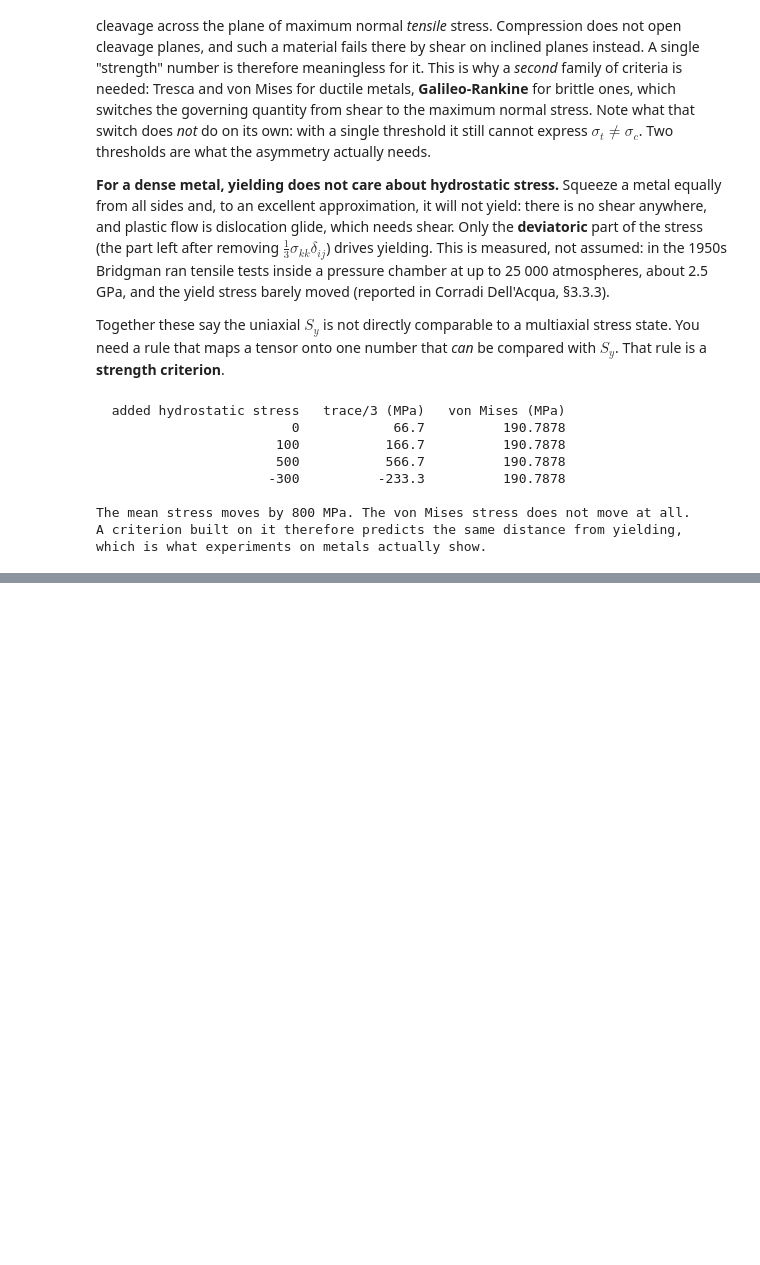
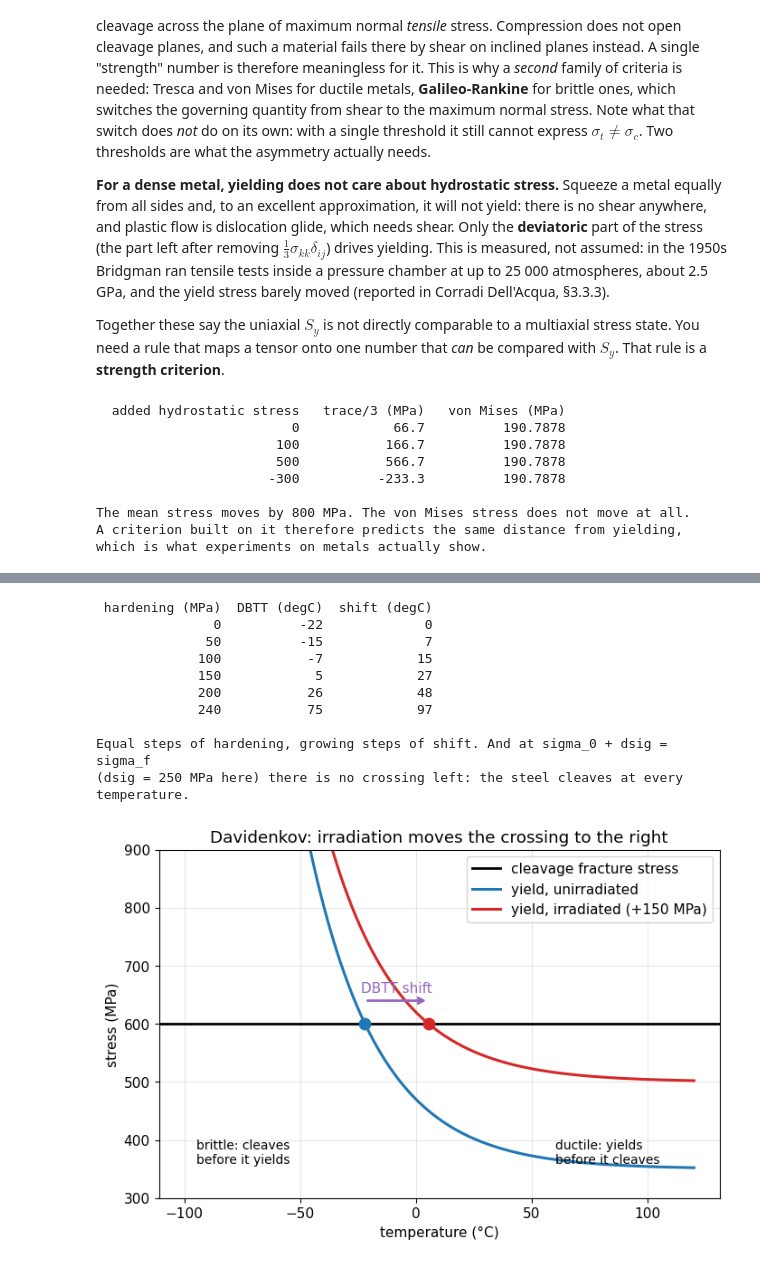
Before and after one commit to giozu/ndt-labs, a Jupyter notebook: tutoring/M2_constitutive/M2_constitutive.ipynb, the cells around one changed output, grey strips where cells are left out. Saved outputs shown, nothing was run; the diff lists cells and outputs as text; code cells hidden in the pictures; blank space fills up the shorter version.

```diff
--- a/tutoring/M2_constitutive/M2_constitutive.ipynb
+++ b/tutoring/M2_constitutive/M2_constitutive.ipynb
@@ -889,0 +1027,48 @@ which is what experiments on metals actually show.
+# %%
+# Davidenkov's construction, with illustrative numbers. Yield stress of a BCC steel,
+# rising as T falls: sigma_y(T) = sigma_0 + B exp(-T/T_s), T in degC. Cleavage stress
+# sigma_f, independent of T. The transition is where the two cross, and with the
+# irradiation hardening dsig of section 10 added to sigma_y:
+#     T_c = T_s ln( B / (sigma_f - sigma_0 - dsig) )
+s0, B, Ts, sf = 350e6, 120e6, 30.0, 600e6
+def T_cross(dsig):
+    return Ts*np.log(B/(sf - s0 - dsig))
+
+T0 = T_cross(0.0)
+assert np.isclose(s0 + B*np.exp(-T0/Ts), sf)
+print(f"{'hardening (MPa)':>16}{'DBTT (degC)':>13}{'shift (degC)':>14}")
+for dsig in (0, 50e6, 100e6, 150e6, 200e6, 240e6):
+    print(f"{dsig/1e6:16.0f}{T_cross(dsig):13.0f}{T_cross(dsig) - T0:14.0f}")
+print("\nEqual steps of hardening, growing steps of shift. And at sigma_0 + dsig = sigma_f")
+print("(dsig = 250 MPa here) there is no crossing left: the steel cleaves at every temperature.")
+
+T = np.linspace(-100, 120, 500)
+fig, ax = plt.subplots(figsize=(8, 5))
+ax.axhline(sf/1e6, color='k', lw=2, label='cleavage fracture stress')
+for dsig, c, lab in ((0, 'tab:blue', 'yield, unirradiated'),
+                     (150e6, 'tab:red', 'yield, irradiated (+150 MPa)')):
+    ax.plot(T, (s0 + dsig + B*np.exp(-T/Ts))/1e6, lw=2.2, color=c, label=lab)
+    ax.plot(T_cross(dsig), sf/1e6, 'o', color=c, ms=9)
+ax.annotate('', xy=(T_cross(150e6), sf/1e6 + 40), xytext=(T0, sf/1e6 + 40),
+            arrowprops=dict(arrowstyle='->', color='tab:purple', lw=2))
+ax.text((T0 + T_cross(150e6))/2, sf/1e6 + 55, 'DBTT shift', color='tab:purple',
+        ha='center')
+ax.text(-95, 360, 'brittle: cleaves\nbefore it yields', fontsize=10)
+ax.text(60, 360, 'ductile: yields\nbefore it cleaves', fontsize=10)
+ax.set_ylim(300, 900)
+ax.set_xlabel('temperature (°C)'); ax.set_ylabel('stress (MPa)')
+ax.set_title("Davidenkov: irradiation moves the crossing to the right")
+ax.legend(loc='upper right'); ax.grid(alpha=0.3)
+plt.show()
+# %% [output]
+ hardening (MPa)  DBTT (degC)  shift (degC)
+               0          -22             0
+              50          -15             7
+             100           -7            15
+             150            5            27
+             200           26            48
+             240           75            97
+
+Equal steps of hardening, growing steps of shift. And at sigma_0 + dsig = sigma_f
+(dsig = 250 MPa here) there is no crossing left: the steel cleaves at every temperature.
+[figure, added]
```
Also changed, not shown: parts of 7 cells of this notebook, 5 other files.
